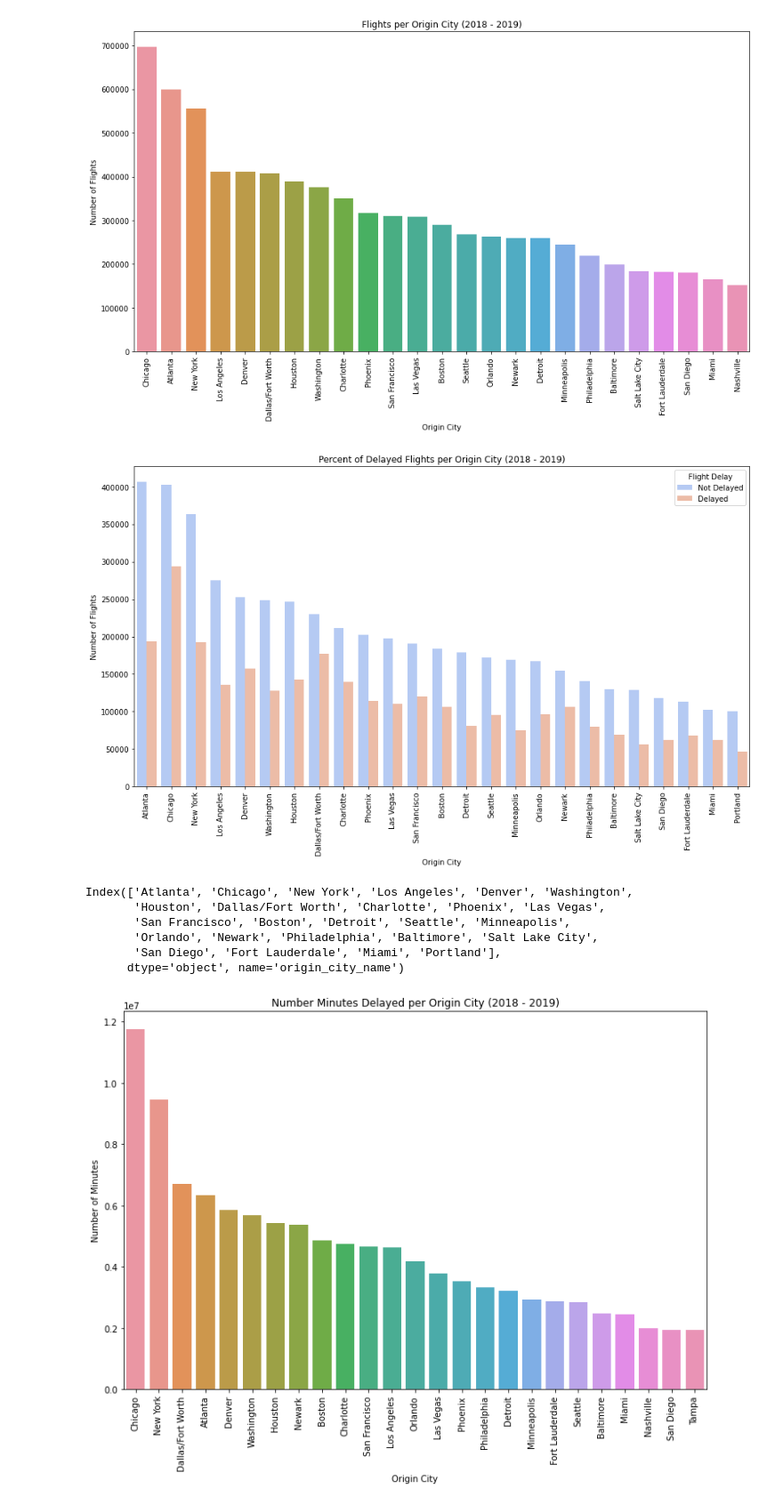
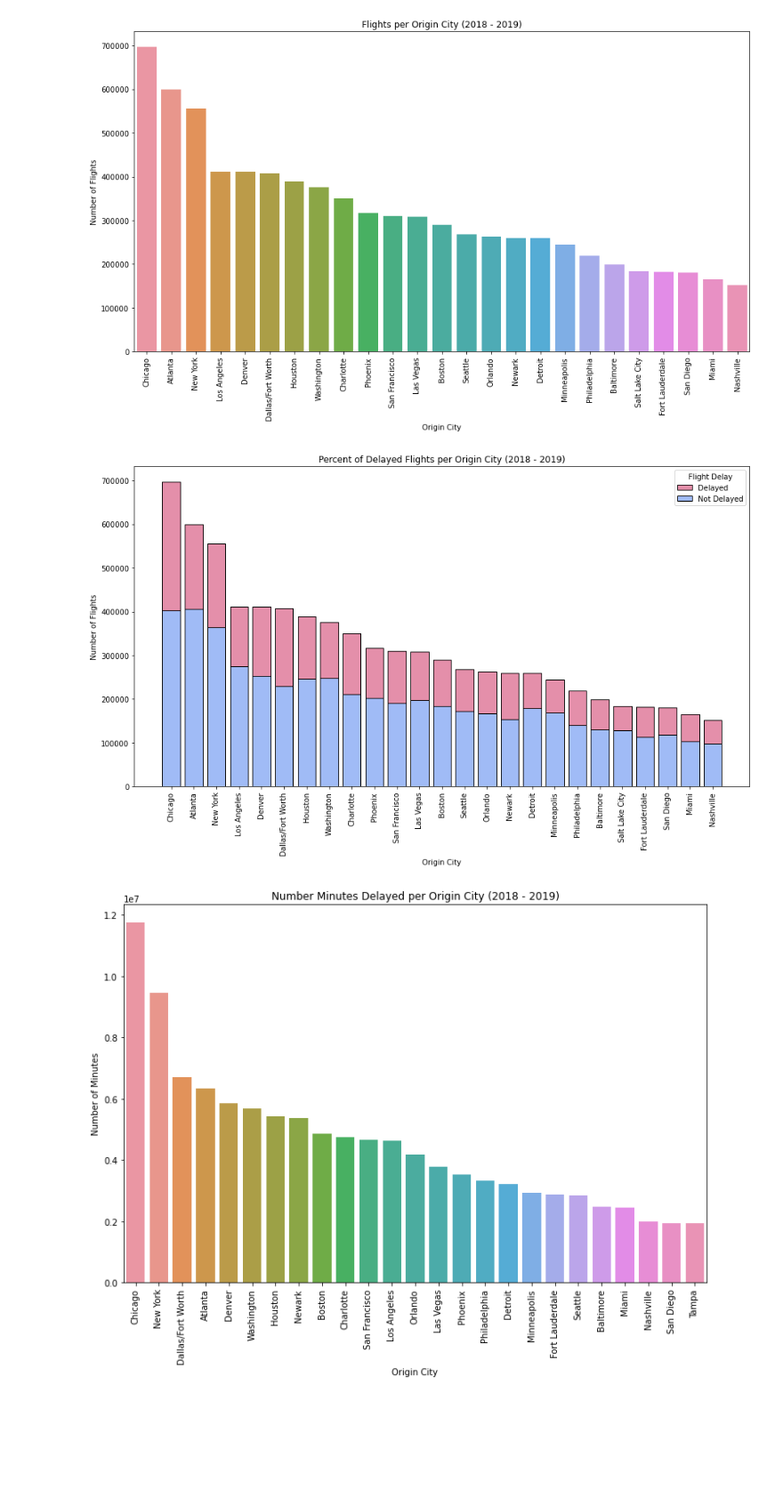
Before and after one commit to becks2318/flight-delays, a Jupyter notebook: code/flights_eda_delays.ipynb, the cells around one changed output. Shown at 89% size. Cells and saved outputs as stored; diff of their text form; code cells hidden in the pictures; blank space fills up the shorter version.

Commit message:
updating notebooks and adding additional images

```diff
--- a/code/flights_eda_delays.ipynb
+++ b/code/flights_eda_delays.ipynb
@@ -481,34 +473,30 @@ plt.ylabel('Number of Flights')
 plt.savefig('../images/flights_origin_city.png', bbox_inches='tight', pad_inches = 1);
 # %% [output]
 [figure]
-# %%
-# View percent of delayed flights from origin cities
-
-plt.figure(figsize = (15,8))
-
-sns.countplot(x = delays_rename['origin_city_name'],
-              hue = delays_rename['Flight Delay'],
-              hue_order = ['Not Delayed', 'Delayed'],
-              data = delays_rename,
-              order = delays_rename.groupby('flight_delay')['origin_city_name'].value_counts()[95:120].index.get_level_values(1),
-              palette = 'coolwarm')
-
-plt.xticks(rotation = 90)
-plt.title('Percent of Delayed Flights per Origin City (2018 - 2019)')
-plt.xlabel('Origin City')
-plt.ylabel('Number of Flights')
-plt.savefig('../images/flights_origin_city_delayed.png', bbox_inches='tight', pad_inches = 1);
-# %% [output]
-[figure, removed]
-# %%
-delays_rename.groupby('flight_delay')['origin_city_name'].value_counts()[95:120].index.get_level_values(1)
-# %% [output]
-Index(['Atlanta', 'Chicago', 'New York', 'Los Angeles', 'Denver', 'Washington',
-       'Houston', 'Dallas/Fort Worth', 'Charlotte', 'Phoenix', 'Las Vegas',
-       'San Francisco', 'Boston', 'Detroit', 'Seattle', 'Minneapolis',
-       'Orlando', 'Newark', 'Philadelphia', 'Baltimore', 'Salt Lake City',
-       'San Diego', 'Fort Lauderdale', 'Miami', 'Portland'],
-      dtype='object', name='origin_city_name')
+# %%
+# View percent of delayed flights per origin city
+
+delays_copy = delays_rename[delays_rename['origin_city_name'].isin(list(delays_copy['origin_city_name'].value_counts()[0:25].index))]
+
+delays_copy['origin_city_name'] = pd.Categorical(delays_copy['origin_city_name'], list(delays_copy['origin_city_name'].value_counts().index))
+
+plt.figure(figsize = (15,8))
+
+sns.histplot(x = delays_copy['origin_city_name'],
+            hue = delays_copy['Flight Delay'],
+            hue_order = ['Delayed', 'Not Delayed'],
+            data = delays_copy,
+            multiple = 'stack',
+            palette = ['#dc6a8e', '#80a5f4'],
+            shrink = 0.8);
+
+plt.xticks(rotation = 90)
+plt.title('Percent of Delayed Flights per Origin City (2018 - 2019)')
+plt.xlabel('Origin City')
+plt.ylabel('Number of Flights')
+plt.savefig('../images/flights_origin_delayed_percent.png', bbox_inches='tight', pad_inches = 1);
+# %% [output]
+[figure, added]
 # %%
 # View number minutes of delayed flights per origin city
 
```
Also changed, not shown: parts of 7 cells of this notebook, 6 other files.
